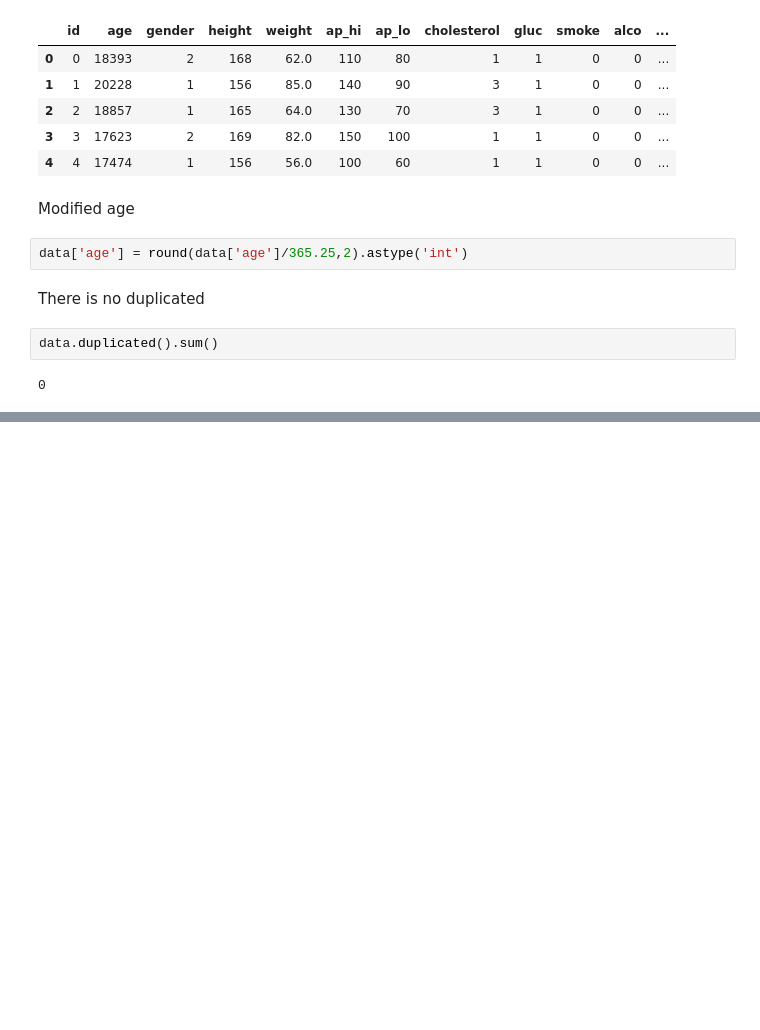
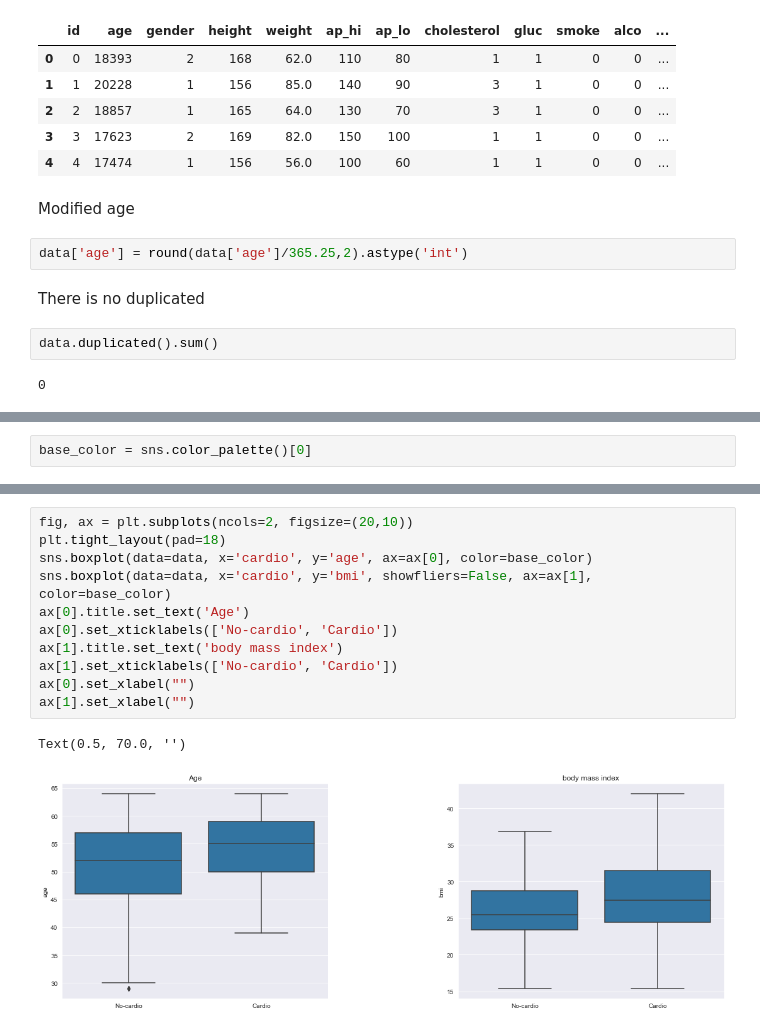
Before and after one commit to RamicAmir/Grupp2-Machine-Learning, a Jupyter notebook: heart_disease.ipynb, the cells around one changed output, grey strips where cells are left out. Saved outputs shown, nothing was run; the diff lists cells and outputs as text; blank space fills up the shorter version.

```diff
--- a/heart_disease.ipynb
+++ b/heart_disease.ipynb
@@ -43,0 +95,2 @@ data.drop("id",axis=1,inplace=True)
+# %%
+base_color = sns.color_palette()[0]
@@ -43,0 +113,14 @@ data.drop("id",axis=1,inplace=True)
+# %%
+fig, ax = plt.subplots(ncols=2, figsize=(20,10))
+plt.tight_layout(pad=18)
+sns.boxplot(data=data, x='cardio', y='age', ax=ax[0], color=base_color)
+sns.boxplot(data=data, x='cardio', y='bmi', showfliers=False, ax=ax[1], color=base_color)
+ax[0].title.set_text('Age')
+ax[0].set_xticklabels(['No-cardio', 'Cardio'])
+ax[1].title.set_text('body mass index')
+ax[1].set_xticklabels(['No-cardio', 'Cardio'])
+ax[0].set_xlabel("")
+ax[1].set_xlabel("")
+# %% [output]
+Text(0.5, 70.0, '')
+[figure, added]
```
Also changed, not shown: parts of 25 cells of this notebook.
